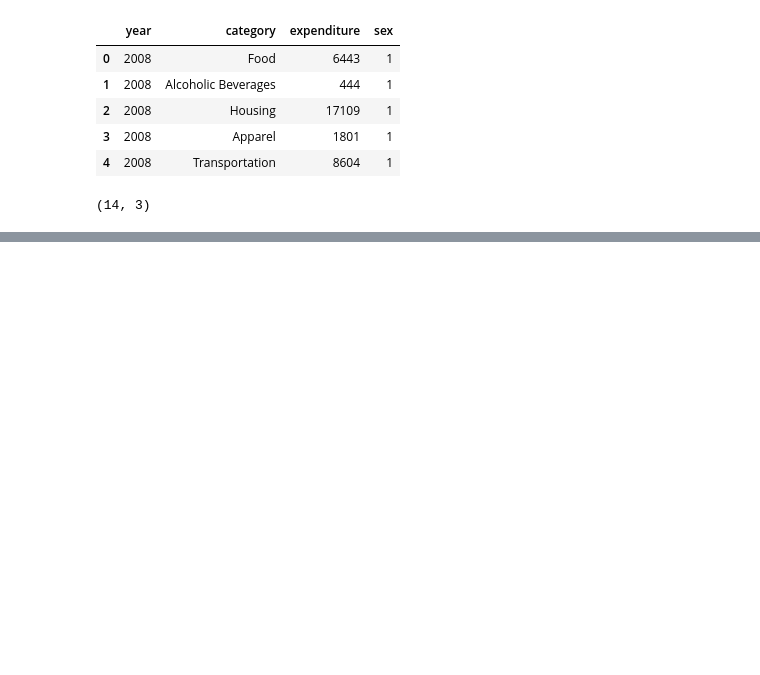
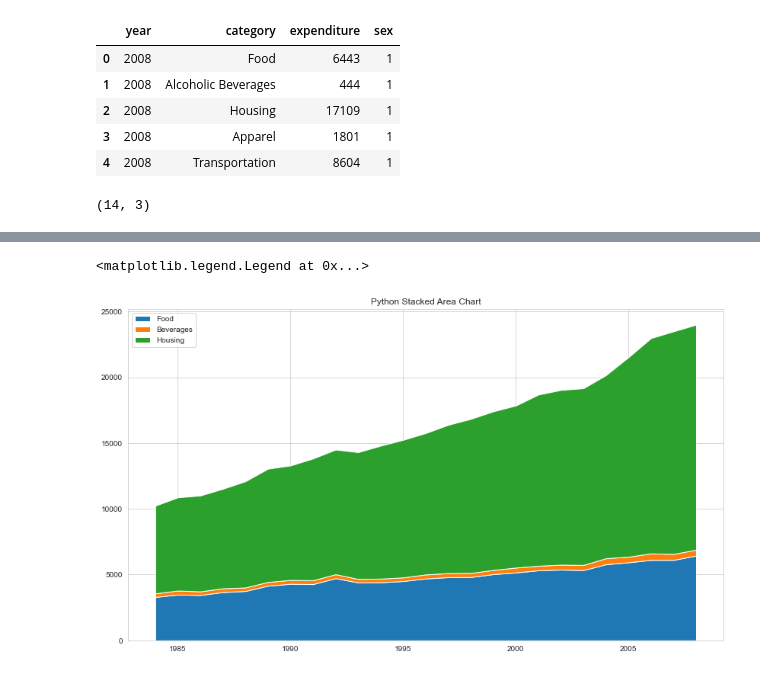
Before and after one commit to joshgreenert/Python-Projects, a Jupyter notebook: Data Presentation and Visualization/Week_5_6/Assignment_5_6_Charts_JGreenert.ipynb, the cells around one changed output, grey strips where cells are left out. Cells and saved outputs as stored; diff of their text form; code cells hidden in the pictures; blank space fills up the shorter version.

```diff
--- a/Data Presentation and Visualization/Week_5_6/Assignment_5_6_Charts_JGreenert.ipynb
+++ b/Data Presentation and Visualization/Week_5_6/Assignment_5_6_Charts_JGreenert.ipynb
@@ -51,0 +86,15 @@ plt.show()
+# %%
+# Use the expenditures dataset for stacked area
+years = df_grouped["year"].unique()
+food = df_grouped[df_grouped["category"] == "Food"]["expenditure"]
+beverages = df_grouped[df_grouped["category"] == "Alcoholic Beverages"]["expenditure"]
+housing = df_grouped[df_grouped["category"] == "Housing"]["expenditure"]
+
+# Plot the data
+fig, axes = plt.subplots(1, 1, figsize=(14, 8))
+plt.title('Python Stacked Area Chart')
+plt.stackplot(years,food, beverages, housing, labels=['Food','Beverages','Housing'])
+plt.legend(loc='upper left')
+# %% [output]
+<matplotlib.legend.Legend at 0x...>
+[figure, added]
```
Also changed, not shown: parts of 9 cells of this notebook, 1 other file.
